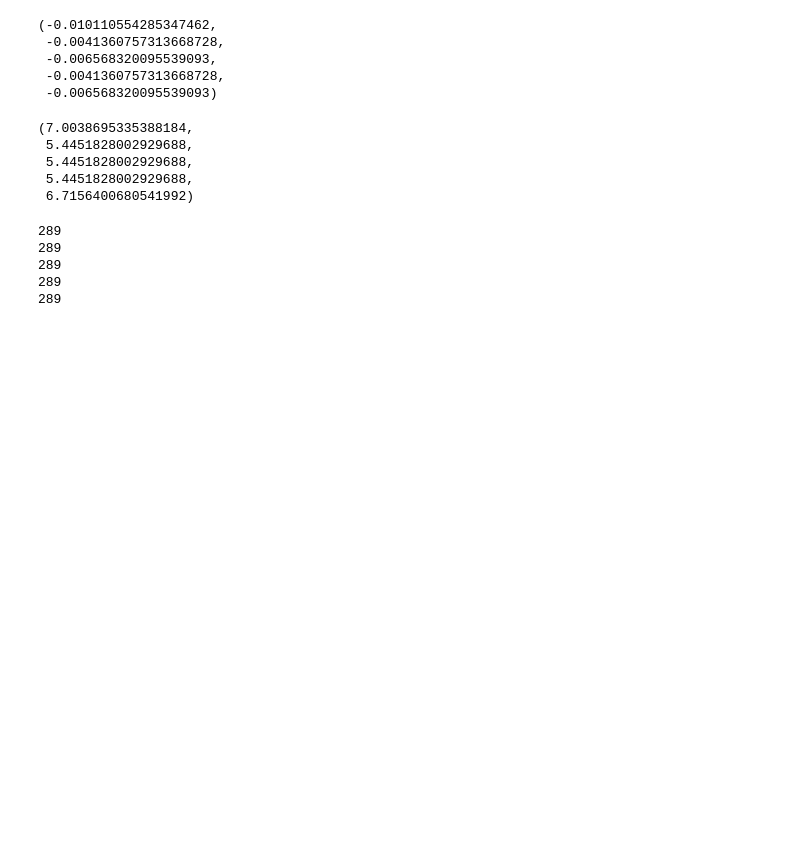
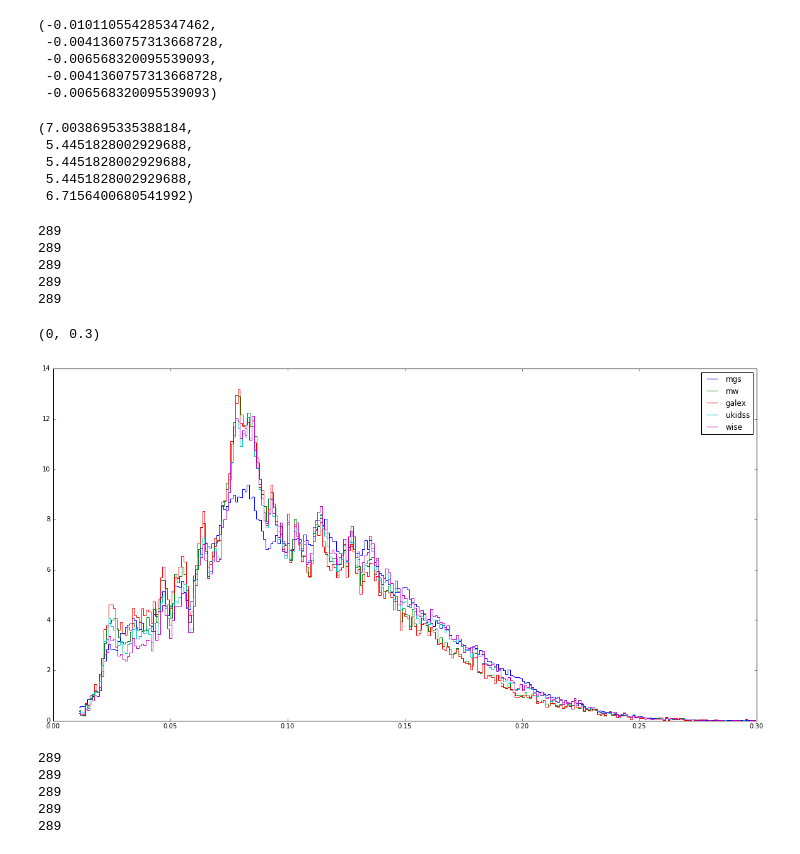
Before and after one commit to calumhrmurray/MPhysProject, a Jupyter notebook: analysis/cat_checks/histogram_checks.ipynb, the cells around one changed output. Cells and saved outputs as stored; diff of their text form; code cells hidden in the pictures; blank space fills up the shorter version.

```diff
--- a/analysis/cat_checks/histogram_checks.ipynb
+++ b/analysis/cat_checks/histogram_checks.ipynb
@@ -157,6 +161,23 @@ np.max(mgs_z), np.max(mw_z), np.max(wise_z), np.max(galex_z), np.max(ukidss_z)
  5.4451828002929688,
  5.4451828002929688,
  6.7156400680541992)
+# %%
+plt.figure(figsize=(20,10))
+rmgs,bins = redshifts_plot_hist(mgs,'mgs',default=True)
+rmw,_ = redshifts_plot_hist(mw,'mw',default=True)
+rgalex,_ = redshifts_plot_hist(galex,'galex',default=True)
+rukidss,_ = redshifts_plot_hist(ukidss,'ukidss',default=True)
+rwise,_ = redshifts_plot_hist(wise,'wise',default=True)
+plt.legend()
+plt.xlim(0,0.3)
+# %% [output]
+289
+289
+289
+289
+289
+(0, 0.3)
+[figure, added]
 # %%
 plt.figure(figsize=(20,10))
 rmgs,bins = redshifts_plot_hist(mgs,'mgs',default=False)
```
Also changed, not shown: parts of 4 cells of this notebook, 5 other files.
